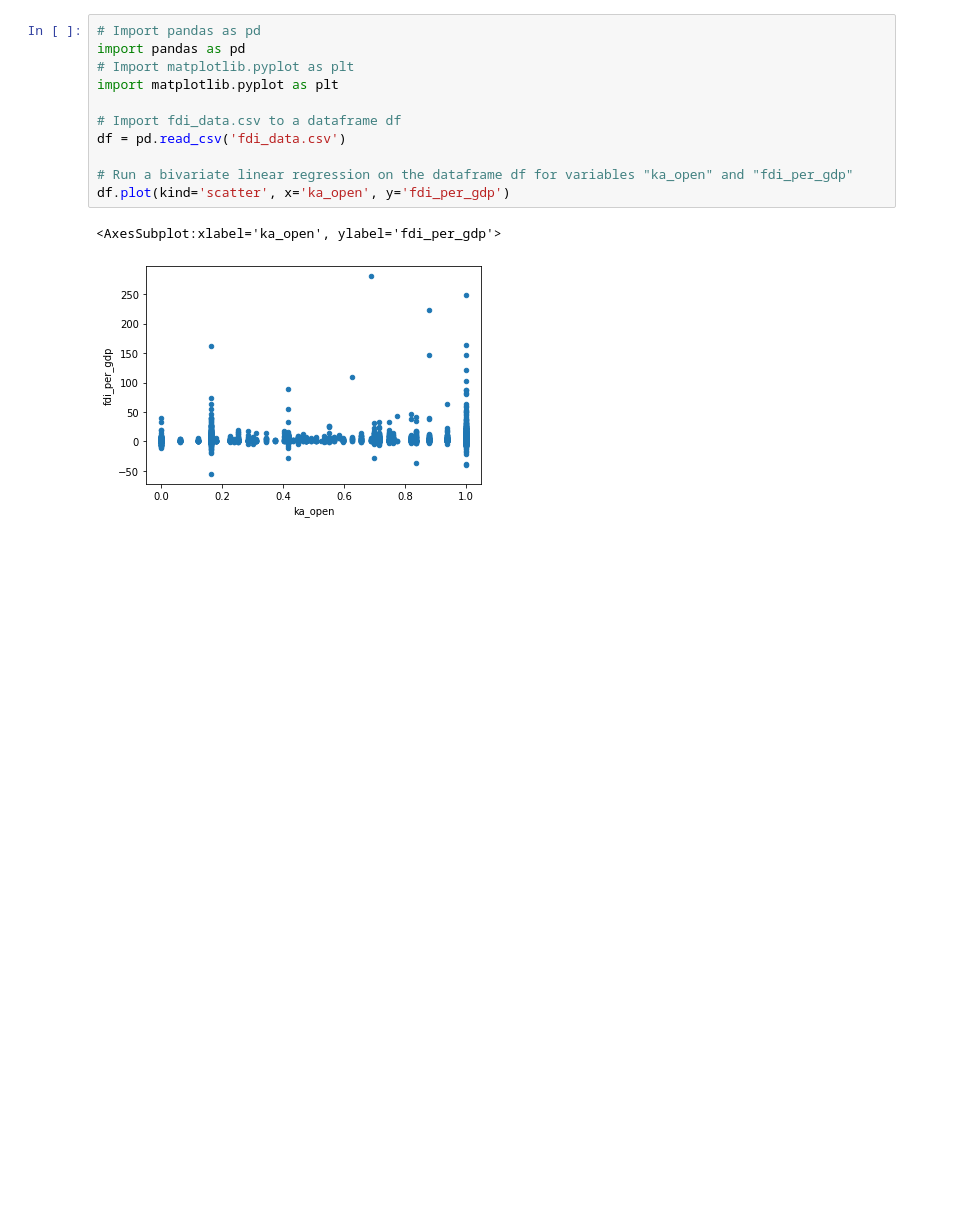
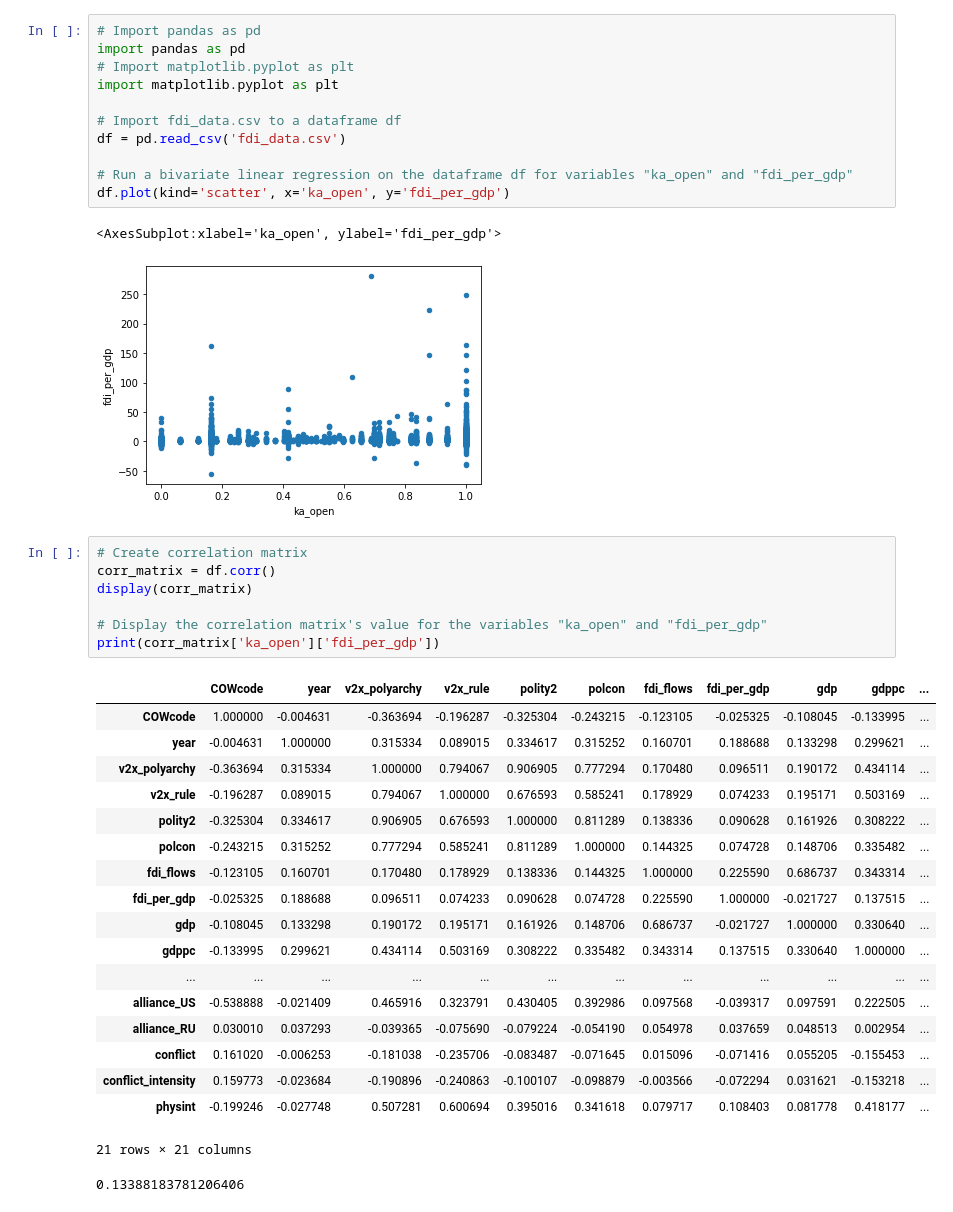
Before and after one commit to braden-w/PLSC-111-Bivariate-Regression, a Jupyter notebook: Bivariate Linear Regression.ipynb, the cells around one changed output. Drawn from its saved outputs; the diff is of its cells as text; blank space fills up the shorter version.

Commit message:
Corr Matrix

```diff
--- a/Bivariate Linear Regression.ipynb
+++ b/Bivariate Linear Regression.ipynb
@@ -12,3 +12,30 @@ df.plot(kind='scatter', x='ka_open', y='fdi_per_gdp')
 # %% [output]
 <AxesSubplot:xlabel='ka_open', ylabel='fdi_per_gdp'>
 [figure]
+# %%
+# Create correlation matrix
+corr_matrix = df.corr()
+display(corr_matrix)
+
+# Display the correlation matrix's value for the variables "ka_open" and "fdi_per_gdp"
+print(corr_matrix['ka_open']['fdi_per_gdp'])
+# %% [output]
+|  | COWcode | year | v2x_polyarchy | v2x_rule | polity2 | polcon | fdi_flows | fdi_per_gdp | gdp | gdppc | ... |
+| COWcode | 1.000000 | -0.004631 | -0.363694 | -0.196287 | -0.325304 | -0.243215 | -0.123105 | -0.025325 | -0.108045 | -0.133995 | ... |
+| year | -0.004631 | 1.000000 | 0.315334 | 0.089015 | 0.334617 | 0.315252 | 0.160701 | 0.188688 | 0.133298 | 0.299621 | ... |
+| v2x_polyarchy | -0.363694 | 0.315334 | 1.000000 | 0.794067 | 0.906905 | 0.777294 | 0.170480 | 0.096511 | 0.190172 | 0.434114 | ... |
+| v2x_rule | -0.196287 | 0.089015 | 0.794067 | 1.000000 | 0.676593 | 0.585241 | 0.178929 | 0.074233 | 0.195171 | 0.503169 | ... |
+| polity2 | -0.325304 | 0.334617 | 0.906905 | 0.676593 | 1.000000 | 0.811289 | 0.138336 | 0.090628 | 0.161926 | 0.308222 | ... |
+| polcon | -0.243215 | 0.315252 | 0.777294 | 0.585241 | 0.811289 | 1.000000 | 0.144325 | 0.074728 | 0.148706 | 0.335482 | ... |
+| fdi_flows | -0.123105 | 0.160701 | 0.170480 | 0.178929 | 0.138336 | 0.144325 | 1.000000 | 0.225590 | 0.686737 | 0.343314 | ... |
+| fdi_per_gdp | -0.025325 | 0.188688 | 0.096511 | 0.074233 | 0.090628 | 0.074728 | 0.225590 | 1.000000 | -0.021727 | 0.137515 | ... |
+| gdp | -0.108045 | 0.133298 | 0.190172 | 0.195171 | 0.161926 | 0.148706 | 0.686737 | -0.021727 | 1.000000 | 0.330640 | ... |
+| gdppc | -0.133995 | 0.299621 | 0.434114 | 0.503169 | 0.308222 | 0.335482 | 0.343314 | 0.137515 | 0.330640 | 1.000000 | ... |
+| ... | ... | ... | ... | ... | ... | ... | ... | ... | ... | ... | ... |
+| alliance_US | -0.538888 | -0.021409 | 0.465916 | 0.323791 | 0.430405 | 0.392986 | 0.097568 | -0.039317 | 0.097591 | 0.222505 | ... |
+| alliance_RU | 0.030010 | 0.037293 | -0.039365 | -0.075690 | -0.079224 | -0.054190 | 0.054978 | 0.037659 | 0.048513 | 0.002954 | ... |
+| conflict | 0.161020 | -0.006253 | -0.181038 | -0.235706 | -0.083487 | -0.071645 | 0.015096 | -0.071416 | 0.055205 | -0.155453 | ... |
+| conflict_intensity | 0.159773 | -0.023684 | -0.190896 | -0.240863 | -0.100107 | -0.098879 | -0.003566 | -0.072294 | 0.031621 | -0.153218 | ... |
+| physint | -0.199246 | -0.027748 | 0.507281 | 0.600694 | 0.395016 | 0.341618 | 0.079717 | 0.108403 | 0.081778 | 0.418177 | ... |
+21 rows × 21 columns
+0.13388183781206406
```
